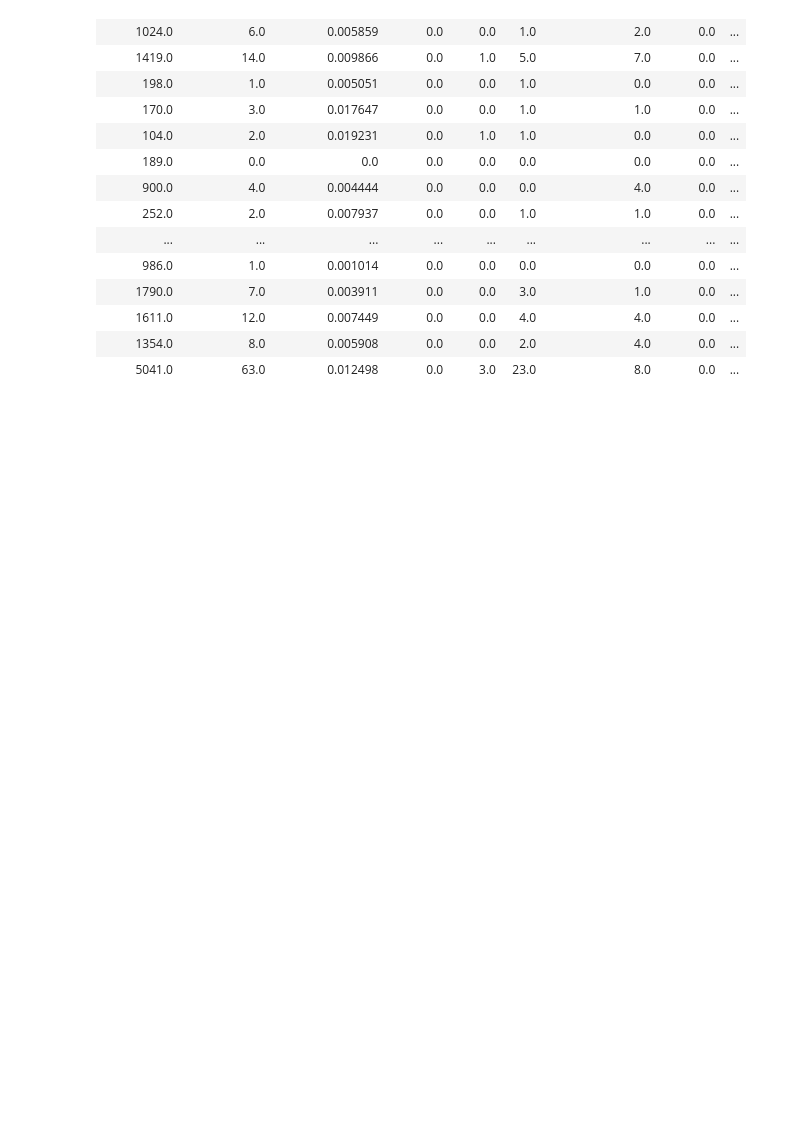
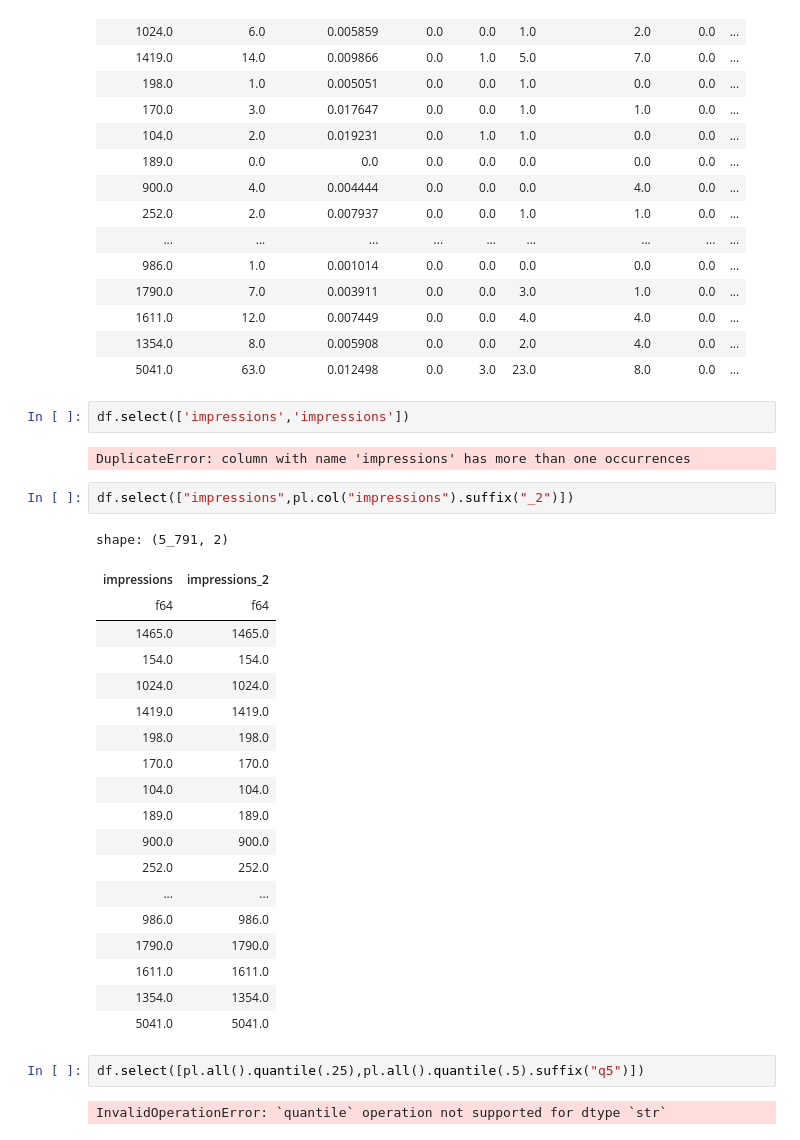
Before and after one commit to AnupJoseph/allTheDfs, a Jupyter notebook: polars/notebook.ipynb, the cells around one changed output. Saved outputs shown, nothing was run; the diff lists cells and outputs as text; blank space fills up the shorter version.

```diff
--- a/polars/notebook.ipynb
+++ b/polars/notebook.ipynb
@@ -207,3 +207,33 @@ shape: (5_791, 11)
 | 1611.0 | 12.0 | 0.007449 | 0.0 | 0.0 | 4.0 | 4.0 | 0.0 | ... |
 | 1354.0 | 8.0 | 0.005908 | 0.0 | 0.0 | 2.0 | 4.0 | 0.0 | ... |
 | 5041.0 | 63.0 | 0.012498 | 0.0 | 3.0 | 23.0 | 8.0 | 0.0 | ... |
+# %%
+df.select(['impressions','impressions'])
+# %% [output]
+DuplicateError: column with name 'impressions' has more than one occurrences
+# %%
+df.select(["impressions",pl.col("impressions").suffix("_2")])
+# %% [output]
+shape: (5_791, 2)
+| impressions | impressions_2 |
+| f64 | f64 |
+| 1465.0 | 1465.0 |
+| 154.0 | 154.0 |
+| 1024.0 | 1024.0 |
+| 1419.0 | 1419.0 |
+| 198.0 | 198.0 |
+| 170.0 | 170.0 |
+| 104.0 | 104.0 |
+| 189.0 | 189.0 |
+| 900.0 | 900.0 |
+| 252.0 | 252.0 |
+| ... | ... |
+| 986.0 | 986.0 |
+| 1790.0 | 1790.0 |
+| 1611.0 | 1611.0 |
+| 1354.0 | 1354.0 |
+| 5041.0 | 5041.0 |
+# %%
+df.select([pl.all().quantile(.25),pl.all().quantile(.5).suffix("q5")])
+# %% [output]
+InvalidOperationError: `quantile` operation not supported for dtype `str`
```
Also changed, not shown: parts of 1 cell of this notebook, 2 other files.
